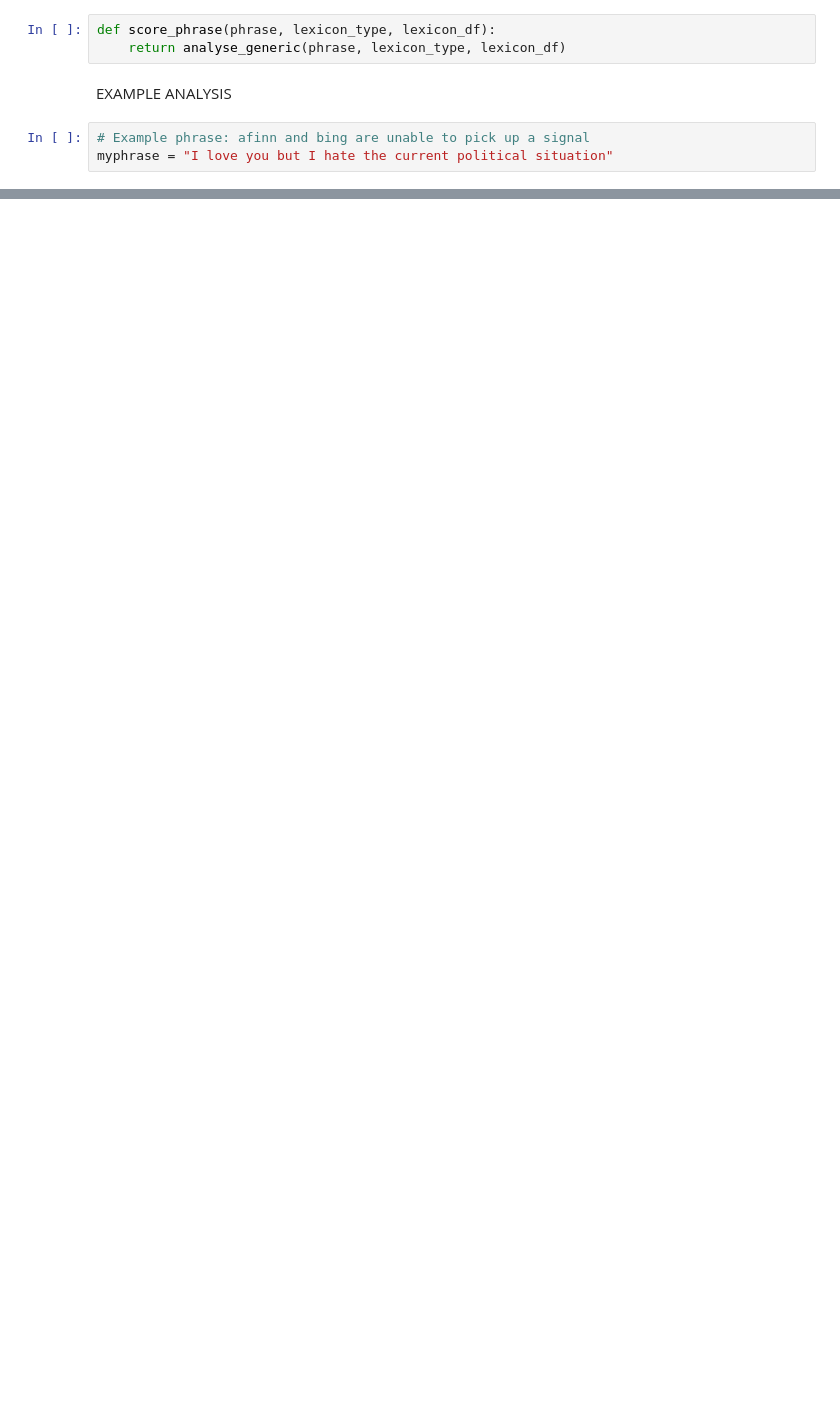
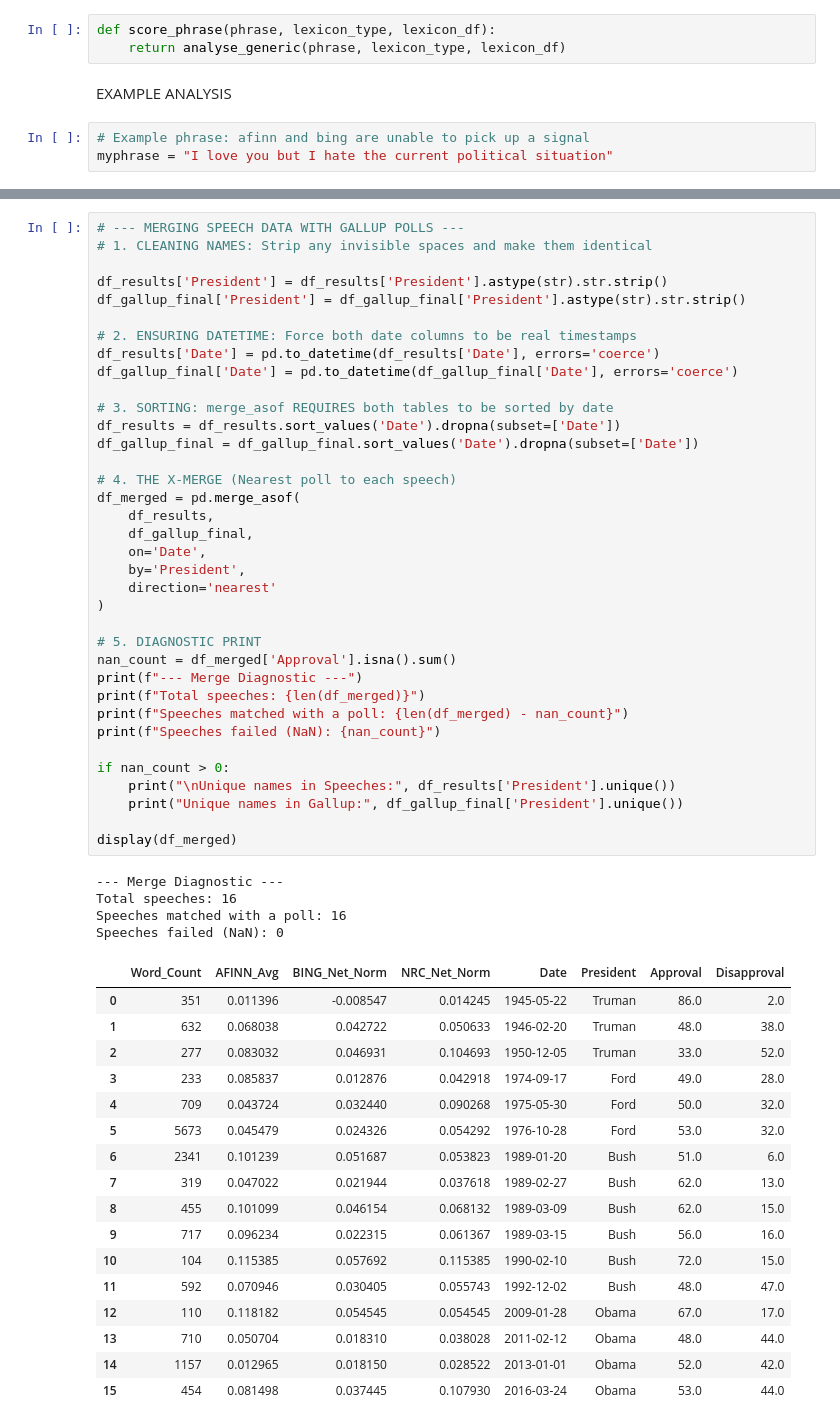
Before and after one commit to sps-unimi-it/intro-to-gh-classroom-sara-garbini, a Jupyter notebook: Exam_project.ipynb, the cells around one changed output, grey strips where cells are left out. Cells and saved outputs as stored; diff of their text form; blank space fills up the shorter version.

```diff
--- a/Exam_project.ipynb
+++ b/Exam_project.ipynb
@@ -218,0 +474,58 @@ NRC result:
+# %%
+# --- MERGING SPEECH DATA WITH GALLUP POLLS ---
+# 1. CLEANING NAMES: Strip any invisible spaces and make them identical
+
+df_results['President'] = df_results['President'].astype(str).str.strip()
+df_gallup_final['President'] = df_gallup_final['President'].astype(str).str.strip()
+
+# 2. ENSURING DATETIME: Force both date columns to be real timestamps
+df_results['Date'] = pd.to_datetime(df_results['Date'], errors='coerce')
+df_gallup_final['Date'] = pd.to_datetime(df_gallup_final['Date'], errors='coerce')
+
+# 3. SORTING: merge_asof REQUIRES both tables to be sorted by date
+df_results = df_results.sort_values('Date').dropna(subset=['Date'])
+df_gallup_final = df_gallup_final.sort_values('Date').dropna(subset=['Date'])
+
+# 4. THE X-MERGE (Nearest poll to each speech)
+df_merged = pd.merge_asof(
+    df_results,
+    df_gallup_final,
+    on='Date',
+    by='President',
+    direction='nearest'
+)
+
+# 5. DIAGNOSTIC PRINT
+nan_count = df_merged['Approval'].isna().sum()
+print(f"--- Merge Diagnostic ---")
+print(f"Total speeches: {len(df_merged)}")
+print(f"Speeches matched with a poll: {len(df_merged) - nan_count}")
+print(f"Speeches failed (NaN): {nan_count}")
+
+if nan_count > 0:
+    print("\nUnique names in Speeches:", df_results['President'].unique())
+    print("Unique names in Gallup:", df_gallup_final['President'].unique())
+
+display(df_merged)
+# %% [output]
+--- Merge Diagnostic ---
+Total speeches: 16
+Speeches matched with a poll: 16
+Speeches failed (NaN): 0
+|  | Word_Count | AFINN_Avg | BING_Net_Norm | NRC_Net_Norm | Date | President | Approval | Disapproval |
+| 0 | 351 | 0.011396 | -0.008547 | 0.014245 | 1945-05-22 | Truman | 86.0 | 2.0 |
+| 1 | 632 | 0.068038 | 0.042722 | 0.050633 | 1946-02-20 | Truman | 48.0 | 38.0 |
+| 2 | 277 | 0.083032 | 0.046931 | 0.104693 | 1950-12-05 | Truman | 33.0 | 52.0 |
+| 3 | 233 | 0.085837 | 0.012876 | 0.042918 | 1974-09-17 | Ford | 49.0 | 28.0 |
+| 4 | 709 | 0.043724 | 0.032440 | 0.090268 | 1975-05-30 | Ford | 50.0 | 32.0 |
+| 5 | 5673 | 0.045479 | 0.024326 | 0.054292 | 1976-10-28 | Ford | 53.0 | 32.0 |
+| 6 | 2341 | 0.101239 | 0.051687 | 0.053823 | 1989-01-20 | Bush | 51.0 | 6.0 |
+| 7 | 319 | 0.047022 | 0.021944 | 0.037618 | 1989-02-27 | Bush | 62.0 | 13.0 |
+| 8 | 455 | 0.101099 | 0.046154 | 0.068132 | 1989-03-09 | Bush | 62.0 | 15.0 |
+| 9 | 717 | 0.096234 | 0.022315 | 0.061367 | 1989-03-15 | Bush | 56.0 | 16.0 |
+| 10 | 104 | 0.115385 | 0.057692 | 0.115385 | 1990-02-10 | Bush | 72.0 | 15.0 |
+| 11 | 592 | 0.070946 | 0.030405 | 0.055743 | 1992-12-02 | Bush | 48.0 | 47.0 |
+| 12 | 110 | 0.118182 | 0.054545 | 0.054545 | 2009-01-28 | Obama | 67.0 | 17.0 |
+| 13 | 710 | 0.050704 | 0.018310 | 0.038028 | 2011-02-12 | Obama | 48.0 | 44.0 |
+| 14 | 1157 | 0.012965 | 0.018150 | 0.028522 | 2013-01-01 | Obama | 52.0 | 42.0 |
+| 15 | 454 | 0.081498 | 0.037445 | 0.107930 | 2016-03-24 | Obama | 53.0 | 44.0 |
```
Also changed, not shown: parts of 13 cells of this notebook.
